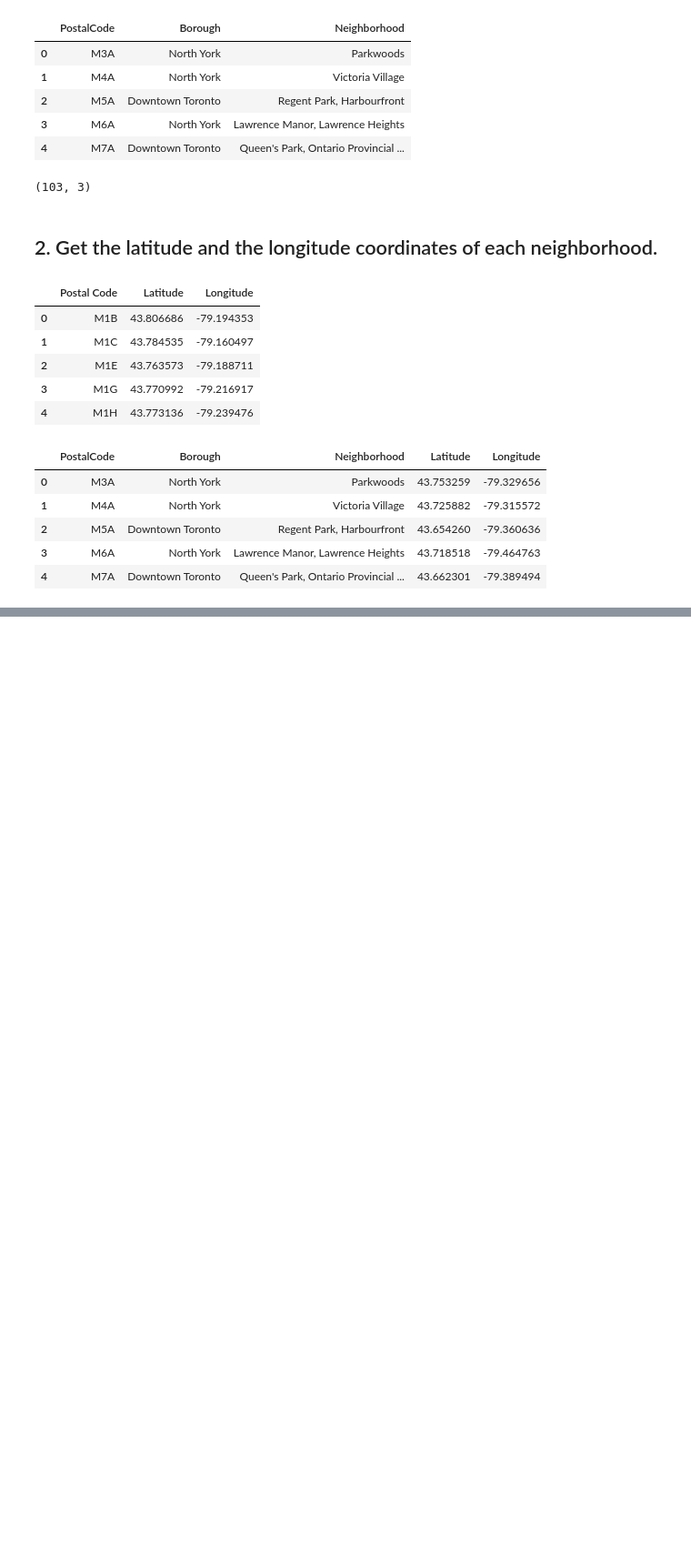
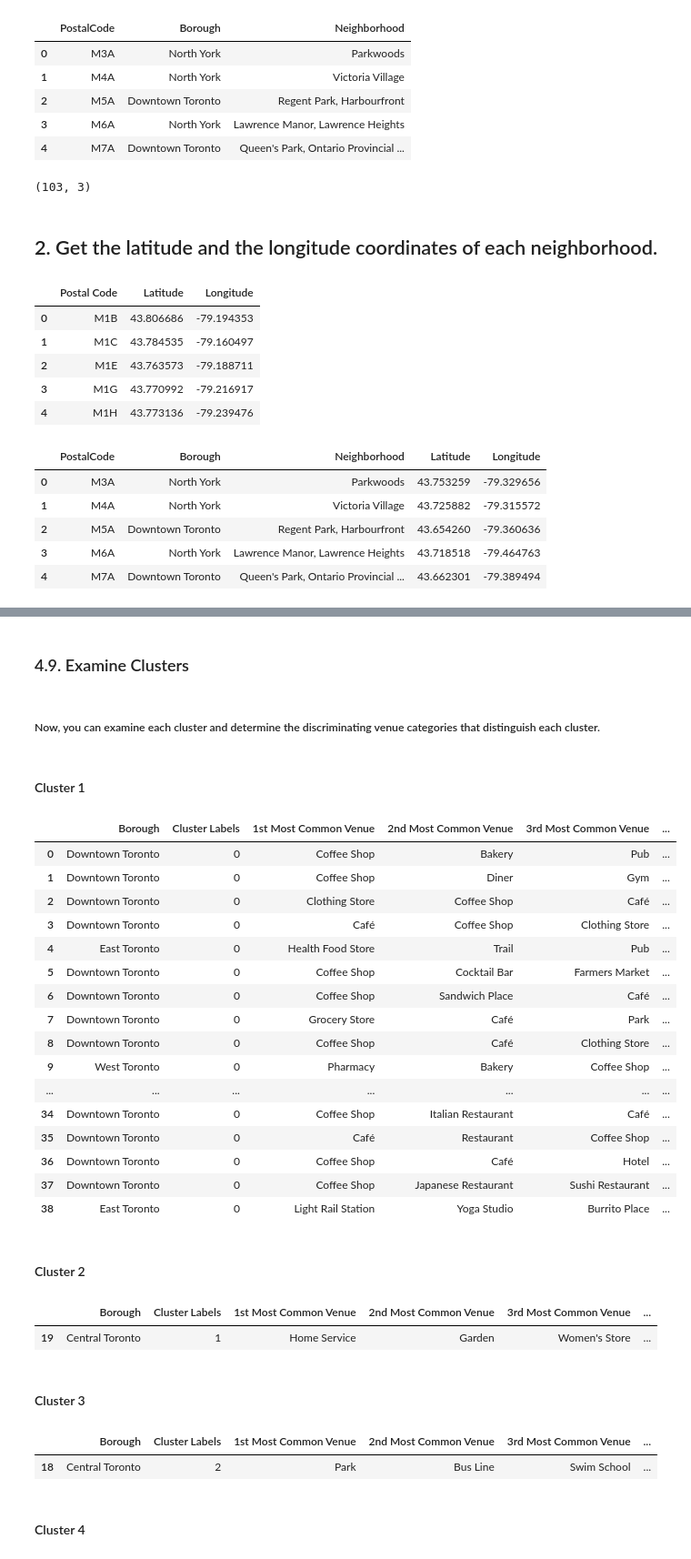
Before and after one commit to KingStyleJetsters/Coursera_Capstone, a Jupyter notebook: The_City_of_Toronto.ipynb, the cells around one changed output, grey strips where cells are left out. Shown: that part at 91% size. Drawn from its saved outputs; the diff is of its cells as text; code cells hidden in the pictures; blank space fills up the shorter version.

```diff
--- a/The_City_of_Toronto.ipynb
+++ b/The_City_of_Toronto.ipynb
@@ -114,0 +383,12 @@ df_toronto.head()
+# %%
+# one hot encoding
+toronto_denc_onehot = pd.get_dummies(toronto_denc_venues[['Venue Category']], prefix="", prefix_sep="")
+
+# add neighborhood column back to dataframe
+toronto_denc_onehot['Neighborhood'] = toronto_denc_venues['Neighborhood']
+
+# move neighborhood column to the first column
+fixed_columns = [toronto_denc_onehot.columns[-1]] + list(toronto_denc_onehot.columns[:-1])
+toronto_denc_onehot = toronto_denc_onehot[fixed_columns]
+
+toronto_denc_onehot.head()
@@ -114,0 +405,3 @@ df_toronto.head()
+# %%
+toronto_denc_grouped = toronto_denc_onehot.groupby('Neighborhood').mean().reset_index()
+toronto_denc_grouped.head()
@@ -114,0 +455,10 @@ df_toronto.head()
+# %%
+kclusters = 5
+
+toronto_denc_grouped_clustering = toronto_denc_grouped.drop('Neighborhood', 1)
+
+# run k-means clustering
+kmeans = KMeans(n_clusters=kclusters, random_state=0).fit(toronto_denc_grouped_clustering)
+
+# check cluster labels generated for each row in the dataframe
+kmeans.labels_[0:10]
@@ -114,0 +469,10 @@ df_toronto.head()
+# %%
+# add clustering labels
+neighborhoods_venues_sorted.insert(0, 'Cluster Labels', kmeans.labels_)
+
+toronto_denc_merged = df_toronto_denc
+
+# merge toronto_grouped with toronto_data to add latitude/longitude for each neighborhood
+toronto_denc_merged = toronto_denc_merged.join(neighborhoods_venues_sorted.set_index('Neighborhood'), on='Neighborhood')
+
+toronto_denc_merged.head() # check the last columns!
@@ -114,0 +518,42 @@ df_toronto.head()
+# %% [markdown]
+### 4.9. Examine Clusters
+# %% [markdown]
+##### Now, you can examine each cluster and determine the discriminating venue categories that distinguish each cluster.
+# %% [markdown]
+#### Cluster 1
+# %%
+toronto_denc_merged.loc[toronto_denc_merged['Cluster Labels'] == 0, toronto_denc_merged.columns[[1] + list(range(5, toronto_denc_merged.shape[1]))]]
+# %% [output]
+|  | Borough | Cluster Labels | 1st Most Common Venue | 2nd Most Common Venue | 3rd Most Common Venue | ... |
+| 0 | Downtown Toronto | 0 | Coffee Shop | Bakery | Pub | ... |
+| 1 | Downtown Toronto | 0 | Coffee Shop | Diner | Gym | ... |
+| 2 | Downtown Toronto | 0 | Clothing Store | Coffee Shop | Café | ... |
+| 3 | Downtown Toronto | 0 | Café | Coffee Shop | Clothing Store | ... |
+| 4 | East Toronto | 0 | Health Food Store | Trail | Pub | ... |
+| 5 | Downtown Toronto | 0 | Coffee Shop | Cocktail Bar | Farmers Market | ... |
+| 6 | Downtown Toronto | 0 | Coffee Shop | Sandwich Place | Café | ... |
+| 7 | Downtown Toronto | 0 | Grocery Store | Café | Park | ... |
+| 8 | Downtown Toronto | 0 | Coffee Shop | Café | Clothing Store | ... |
+| 9 | West Toronto | 0 | Pharmacy | Bakery | Coffee Shop | ... |
+| ... | ... | ... | ... | ... | ... | ... |
+| 34 | Downtown Toronto | 0 | Coffee Shop | Italian Restaurant | Café | ... |
+| 35 | Downtown Toronto | 0 | Café | Restaurant | Coffee Shop | ... |
+| 36 | Downtown Toronto | 0 | Coffee Shop | Café | Hotel | ... |
+| 37 | Downtown Toronto | 0 | Coffee Shop | Japanese Restaurant | Sushi Restaurant | ... |
+| 38 | East Toronto | 0 | Light Rail Station | Yoga Studio | Burrito Place | ... |
+# %% [markdown]
+#### Cluster 2
+# %%
+toronto_denc_merged.loc[toronto_denc_merged['Cluster Labels'] == 1, toronto_denc_merged.columns[[1] + list(range(5, toronto_denc_merged.shape[1]))]]
+# %% [output]
+|  | Borough | Cluster Labels | 1st Most Common Venue | 2nd Most Common Venue | 3rd Most Common Venue | ... |
+| 19 | Central Toronto | 1 | Home Service | Garden | Women's Store | ... |
+# %% [markdown]
+#### Cluster 3
+# %%
+toronto_denc_merged.loc[toronto_denc_merged['Cluster Labels'] == 2, toronto_denc_merged.columns[[1] + list(range(5, toronto_denc_merged.shape[1]))]]
+# %% [output]
+|  | Borough | Cluster Labels | 1st Most Common Venue | 2nd Most Common Venue | 3rd Most Common Venue | ... |
+| 18 | Central Toronto | 2 | Park | Bus Line | Swim School | ... |
+# %% [markdown]
+#### Cluster 4
```
Also changed, not shown: parts of 50 cells of this notebook.
